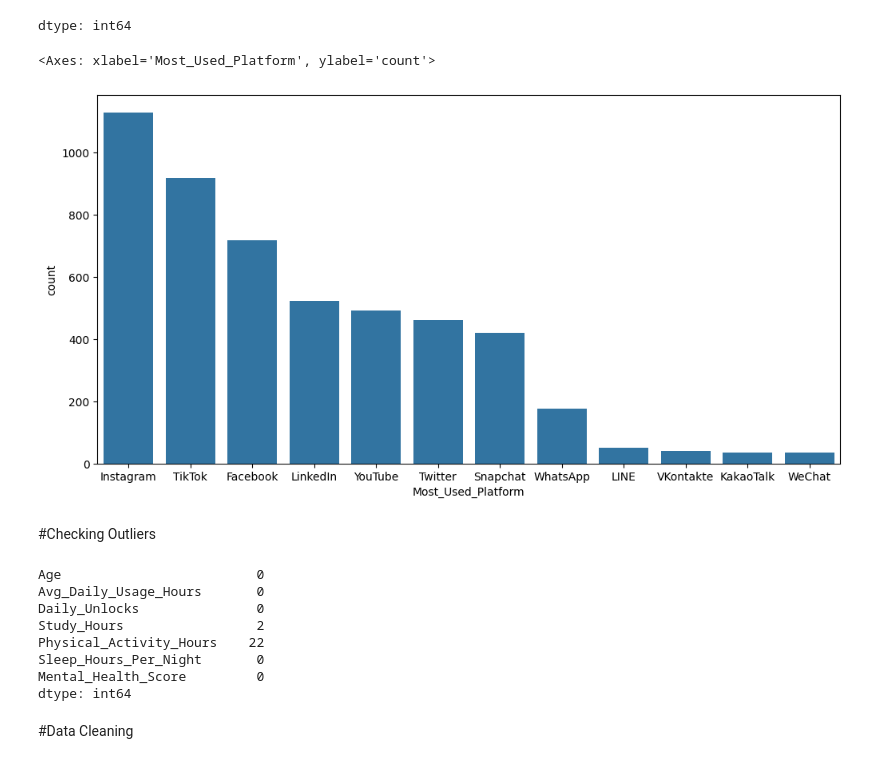
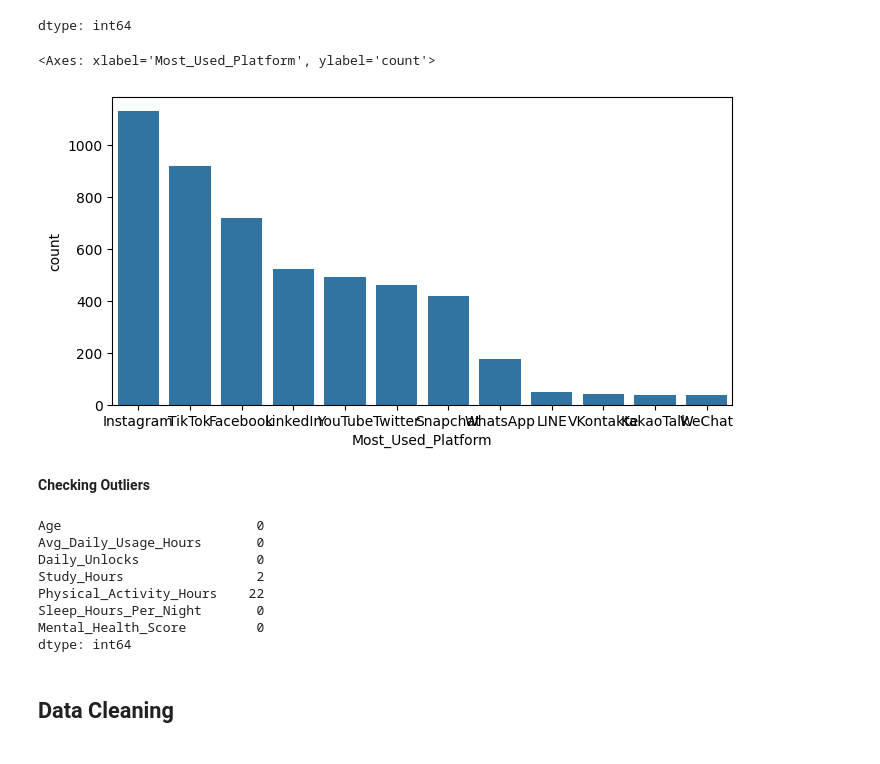
Before and after one commit to Shreyas-Bandekar/Student-Mental-Health-Score-Prediction, a Jupyter notebook: mental_health_score.ipynb, the cells around one changed output. Drawn from its saved outputs; the diff is of its cells as text; code cells hidden in the pictures.

```diff
--- a/mental_health_score.ipynb
+++ b/mental_health_score.ipynb
@@ -12,3 +10,3 @@ import seaborn as sns
 # %%
-df = pd.read_csv(f"Student Social Media And Mental Health Impact.csv")
+df = pd.read_csv('Student Social Media And Mental Health Impact.csv')
 # %%
@@ -131,10 +172,10 @@ platform_counts
 | WeChat | 36 |
 dtype: int64
 # %%
-plt.figure(figsize=(12, 6))
-sns.countplot(x=df['Most_Used_Platform'],order=df['Most_Used_Platform'].value_counts().index)
+plt.figure(figsize=(8, 4))
+sns.countplot(x=df['Most_Used_Platform'], order=df['Most_Used_Platform'].value_counts().index)
 # %% [output]
 <Axes: xlabel='Most_Used_Platform', ylabel='count'>
-[figure, old version]
+[figure, new version]
 # %% [markdown]
-#Checking Outliers
+**Checking Outliers**
@@ -160,4 +200,4 @@ Sleep_Hours_Per_Night       0
 Mental_Health_Score         0
 dtype: int64
 # %% [markdown]
-#Data Cleaning
+## Data Cleaning
```
Also changed, not shown: parts of 55 cells of this notebook.
